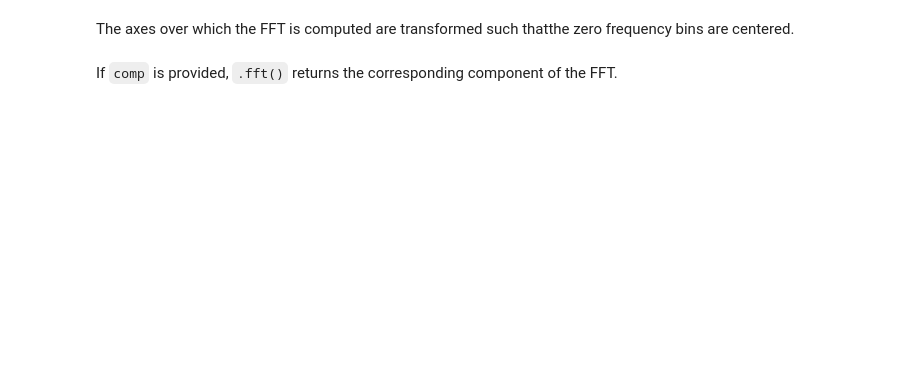
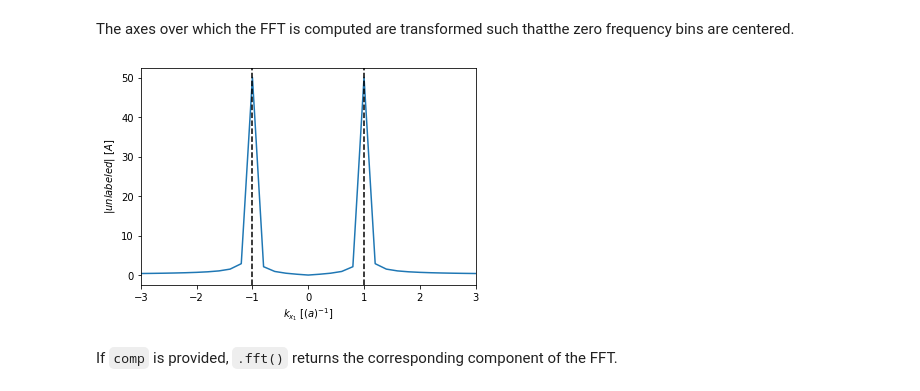
Before and after one commit to GoLP-IST/nata, a Jupyter notebook: examples/GridDataset plugins.ipynb, the cells around one changed output. Drawn from its saved outputs; the diff is of its cells as text; code cells hidden in the pictures; blank space fills up the shorter version.

```diff
--- a/examples/GridDataset plugins.ipynb
+++ b/examples/GridDataset plugins.ipynb
@@ -124,11 +124,11 @@ If the `comp` argument is not provided, `.fft()` returns the absolute value of t
 # %%
 x = np.linspace(0, 10*np.pi, 101)
 
-grid = GridDataset.from_array(
+grid = GridArray.from_array(
     np.sin(x),
     name="dataset",
     unit="A",
-    indexable_axes=[
+    axes=[
         Axis(x, name="x1", label="x_1", unit="a")
     ]
 )
@@ -139,13 +150,15 @@ The axes over which the FFT is computed are transformed such thatthe zero freque
 # %%
 fig, ax = plt.subplots()
 
-ax.plot(fft_grid.axes[0].as_dask(), fft_grid.as_dask())
+ax.plot(fft_grid.axes[0].to_dask(), fft_grid.to_dask())
 ax.set_xlim((-3, 3))
 ax.set_xlabel(f"${fft_grid.axes[0].label}$ [${fft_grid.axes[0].unit}$]")
 ax.set_ylabel(f"${fft_grid.label}$ [${fft_grid.unit}$]")
 ax.axvline(+1, c="k", ls="--")
 ax.axvline(-1, c="k", ls="--")
 fig.show()
+# %% [output]
+[figure, added]
 # %% [markdown]
 If `comp` is provided, `.fft()` returns the corresponding component of the FFT.
 # %%
```
Also changed, not shown: parts of 11 cells of this notebook.
